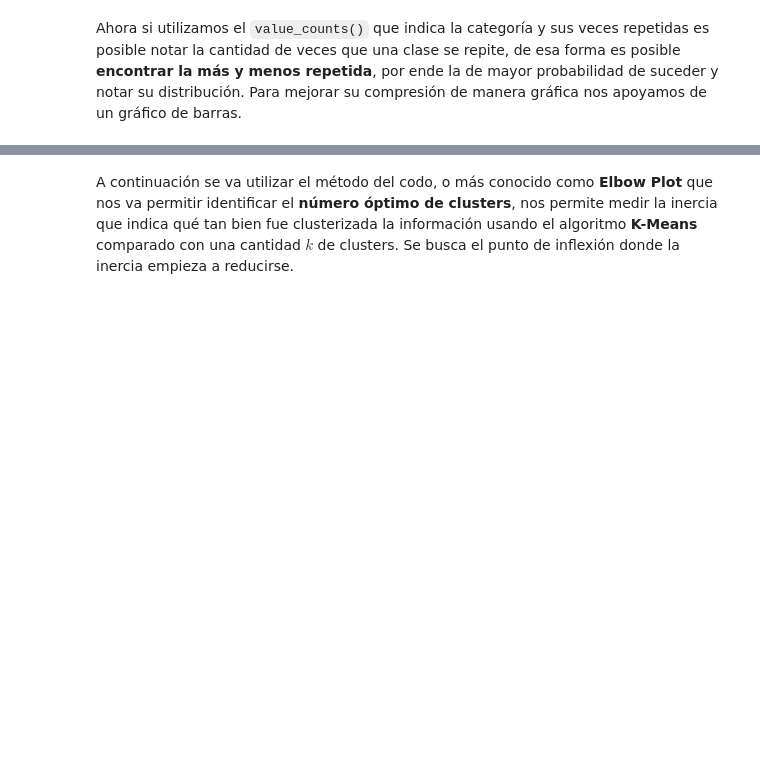
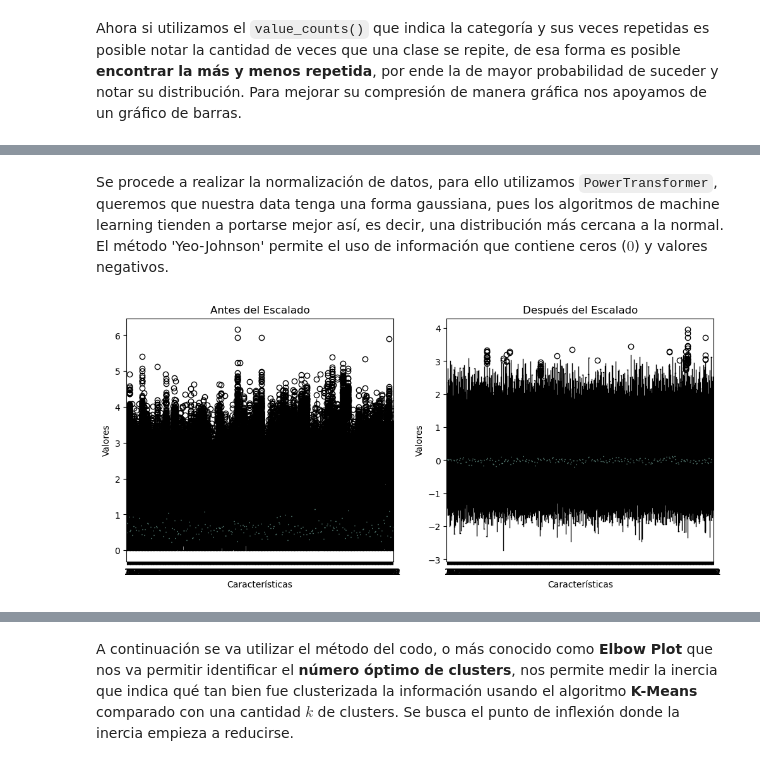
Before and after one commit to kaloslazo/ClusteringHumanRecognition, a Jupyter notebook: main.ipynb, the cells around one changed output, grey strips where cells are left out. Saved outputs shown, nothing was run; the diff lists cells and outputs as text; code cells hidden in the pictures; blank space fills up the shorter version.

```diff
--- a/main.ipynb
+++ b/main.ipynb
@@ -140,0 +142,22 @@ plt.show()
+# %% [markdown]
+Se procede a realizar la normalización de datos, para ello utilizamos `PowerTransformer`, queremos que nuestra data tenga una forma gaussiana, pues los algoritmos de machine learning tienden a portarse mejor así, es decir, una distribución más cercana a la normal. El método 'Yeo-Johnson' permite el uso de información que contiene ceros ($0$) y valores negativos.
+# %%
+scaler = PowerTransformer()
+X_train_norm = scaler.fit_transform(X_train)
+
+_, ax = plt.subplots(1, 2, figsize=(12, 5))
+
+ax[0].boxplot(X_train)
+ax[0].set_title('Antes del Escalado')
+ax[0].set_xlabel('Características')
+ax[0].set_ylabel('Valores')
+
+ax[1].boxplot(X_train_norm)
+ax[1].set_title('Después del Escalado')
+ax[1].set_xlabel('Características')
+ax[1].set_ylabel('Valores')
+
+plt.grid(False)
+plt.show()
+# %% [output]
+[figure, added]
```
Also changed, not shown: parts of 31 cells of this notebook.
